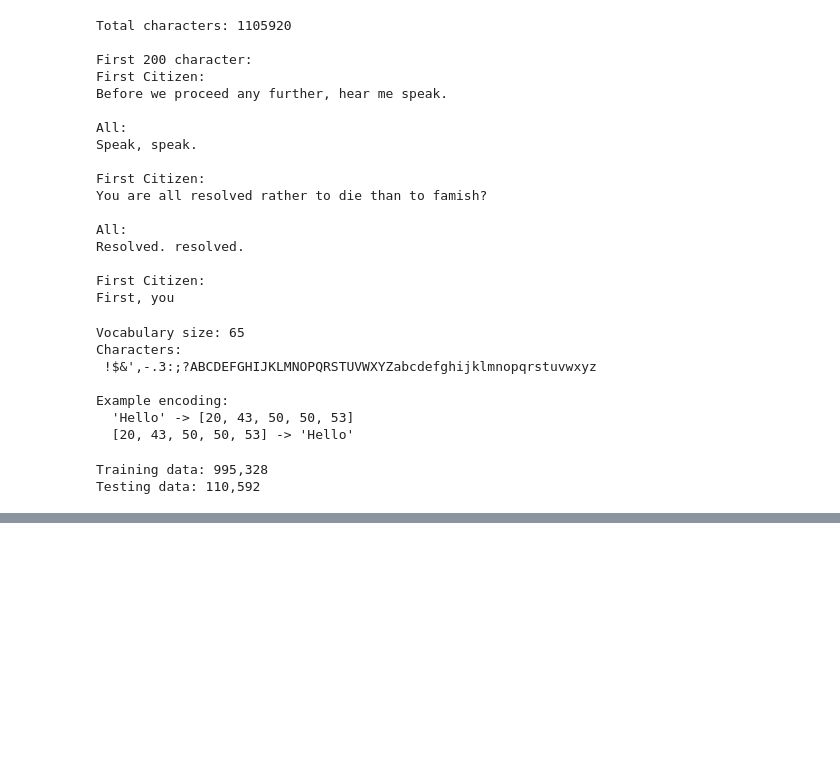
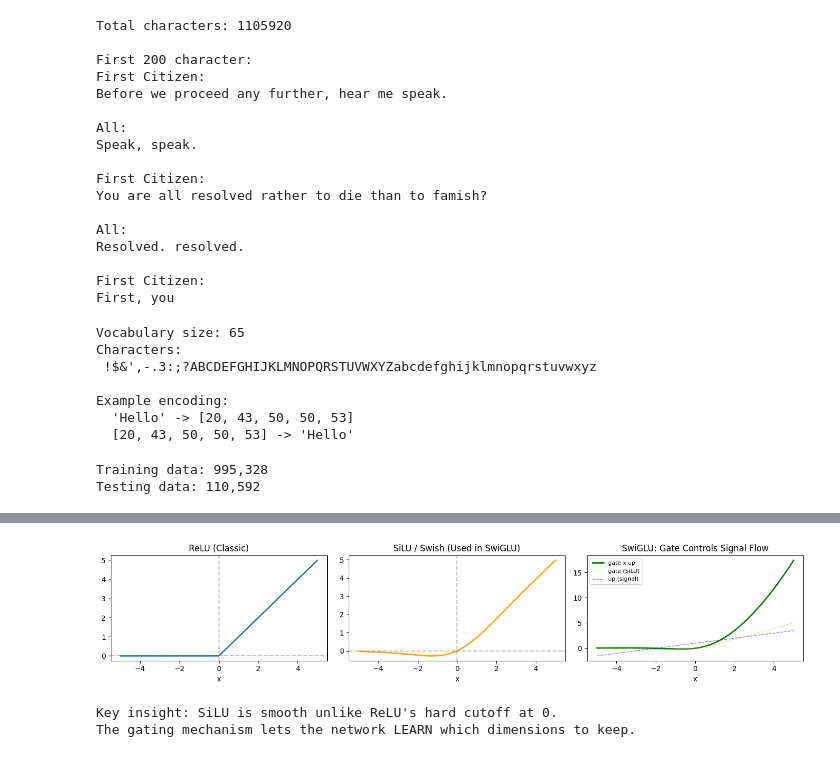
Before and after one commit to Aaidt/ML, a Jupyter notebook: transformers/modern_llm_implementation.ipynb, the cells around one changed output, grey strips where cells are left out. Saved outputs shown, nothing was run; the diff lists cells and outputs as text; code cells hidden in the pictures; blank space fills up the shorter version.

```diff
--- a/transformers/modern_llm_implementation.ipynb
+++ b/transformers/modern_llm_implementation.ipynb
@@ -82,0 +333,36 @@ Testing data: 110,592
+# %%
+# --- Demo: Compare activation functions ---
+fig, axes = plt.subplots(1, 3, figsize=(14, 3))
+
+x_range = torch.linspace(-5, 5, 200)
+
+axes[0].plot(x_range, F.relu(x_range), linewidth=2)
+axes[0].set_title("ReLU (Classic)")
+axes[0].set_xlabel("x")
+axes[0].axhline(y=0, color="gray", linestyle="--", alpha=0.5)
+axes[0].axvline(x=0, color="gray", linestyle="--", alpha=0.5)
+
+axes[1].plot(x_range, F.silu(x_range), linewidth=2, color="orange")
+axes[1].set_title("SiLU / Swish (Used in SwiGLU)")
+axes[1].set_xlabel("x")
+axes[1].axhline(y=0, color="gray", linestyle="--", alpha=0.5)
+axes[1].axvline(x=0, color="gray", linestyle="--", alpha=0.5)
+
+gate_demo = F.silu(x_range)
+up_demo = x_range * 0.5 + 1
+axes[2].plot(x_range, gate_demo * up_demo, linewidth=2, color="green", label="gate x up")
+axes[2].plot(x_range, gate_demo, linewidth=1, color="orange", alpha=0.5, linestyle="--", label="gate (SiLU)")
+axes[2].plot(x_range, up_demo, linewidth=1, color="blue", alpha=0.5, linestyle="--", label="up (signal)")
+axes[2].set_title("SwiGLU: Gate Controls Signal Flow")
+axes[2].set_xlabel("x")
+axes[2].legend(fontsize=8)
+
+plt.tight_layout()
+plt.show()
+
+print("Key insight: SiLU is smooth unlike ReLU's hard cutoff at 0.")
+print("The gating mechanism lets the network LEARN which dimensions to keep.")
+# %% [output]
+[figure, added]
+Key insight: SiLU is smooth unlike ReLU's hard cutoff at 0.
+The gating mechanism lets the network LEARN which dimensions to keep.
```
Also changed, not shown: parts of 20 cells of this notebook.
